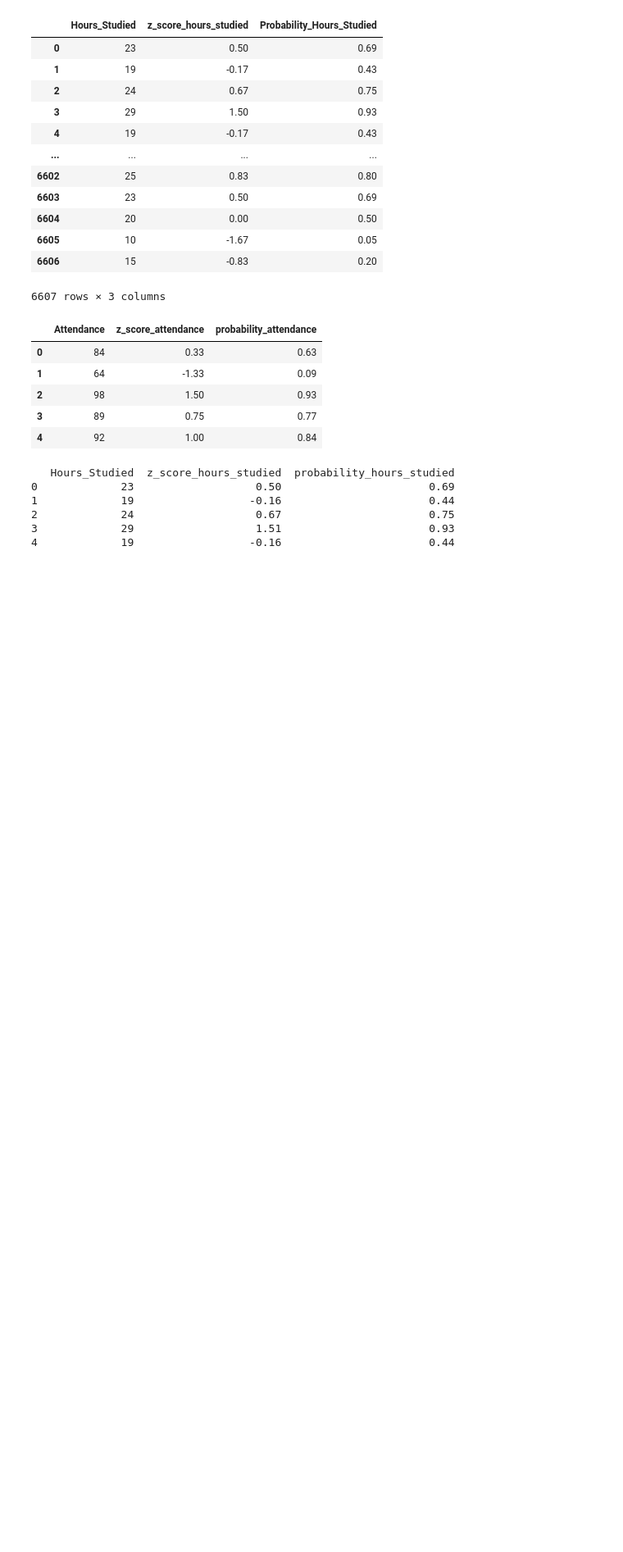
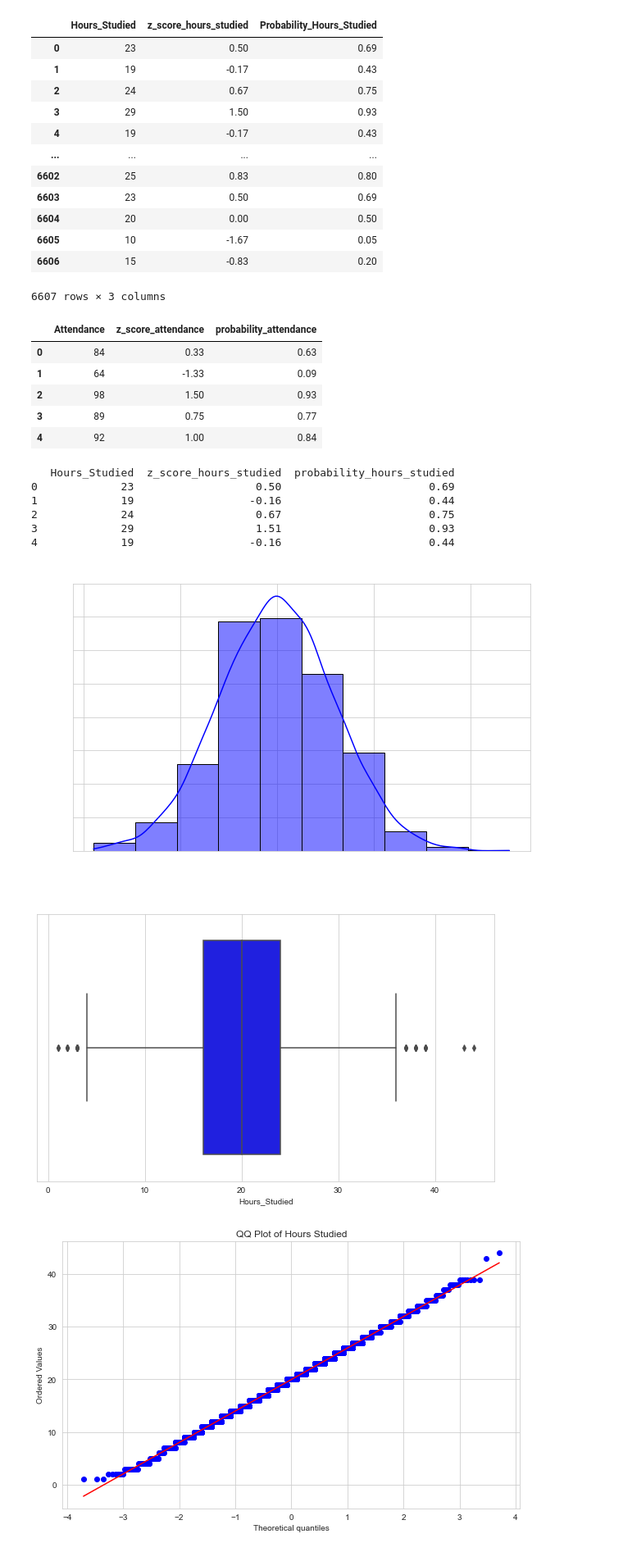
Before and after one commit to Maruf-Ahmad-khan/Pattern-Recognition-And-Machine-Learning, a Jupyter notebook: The Normal Distribution.ipynb, the cells around one changed output. Shown at 82% size. Drawn from its saved outputs; the diff is of its cells as text; code cells hidden in the pictures; blank space fills up the shorter version.

```diff
--- a/The Normal Distribution.ipynb
+++ b/The Normal Distribution.ipynb
@@ -321,3 +321,52 @@ print(df_filtered.head())
 2             24                   0.67                       0.75
 3             29                   1.51                       0.93
 4             19                  -0.16                       0.44
+# %%
+import pandas as pd
+import matplotlib.pyplot as plt
+import seaborn as sns
+
+class Different_Plots:
+
+     def __init__(self, dataset):
+          self.dataset = dataset
+
+     def Histogram(self):
+          plt.figure(figsize=(10, 6))
+          sns.histplot(self.dataset['Hours_Studied'], kde=True, bins=10, edgecolor='black', color='blue')
+          plt.title("Histogram of Hours Studied", fontsize=14, weight='bold', color = 'white')
+          plt.xlabel("Hours Studied", fontsize=12, weight='bold', color = 'white')
+          plt.ylabel("Frequency", fontsize=12, weight='bold',color = 'white')
+          plt.xticks(color = 'white',weight='bold')
+          plt.yticks(color = 'white',weight='bold')
+          plt.show()
+
+     def Boxplot(self):
+          plt.figure(figsize=(10, 6))
+          sns.boxplot(x=self.dataset['Hours_Studied'], color='blue')
+          plt.title("Boxplot of Hours Studied", fontsize=14, weight='bold', color  = 'white')
+          plt.show()
+
+     def QQ_Plot(self):
+          import scipy.stats as stats
+          plt.figure(figsize=(10, 6))
+          stats.probplot(dataset['Hours_Studied'], dist="norm", plot=plt)
+          plt.title('QQ Plot of Hours Studied')
+          sns.set_style("whitegrid")
+          sns.set_palette("husl")
+          plt.show()
+
+
+
+# Load the data
+data = pd.read_csv(r"C:\Users\mk744\Downloads\StudentPerformanceFactors.csv")
+
+# Create an instance of Different_Plots and plot the histogram
+sol = Different_Plots(data)
+sol.Histogram()
+sol.Boxplot()
+sol.QQ_Plot()
+# %% [output]
+[figure, added]
+[figure, added]
+[figure, added]
```
Also changed, not shown: parts of 6 cells of this notebook, 3 other files.
